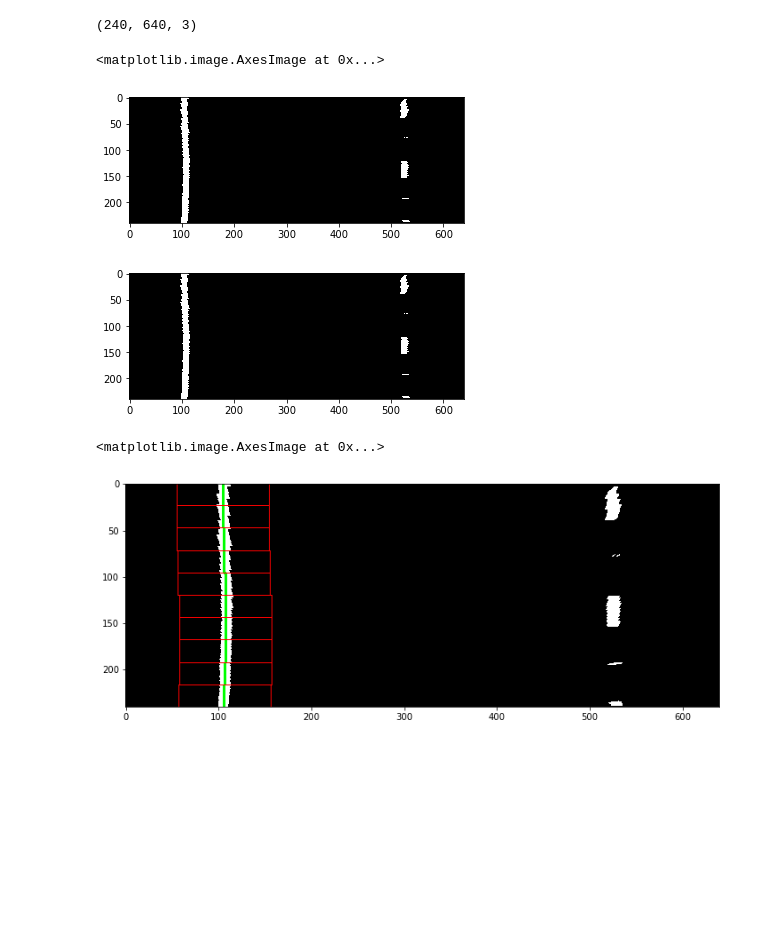
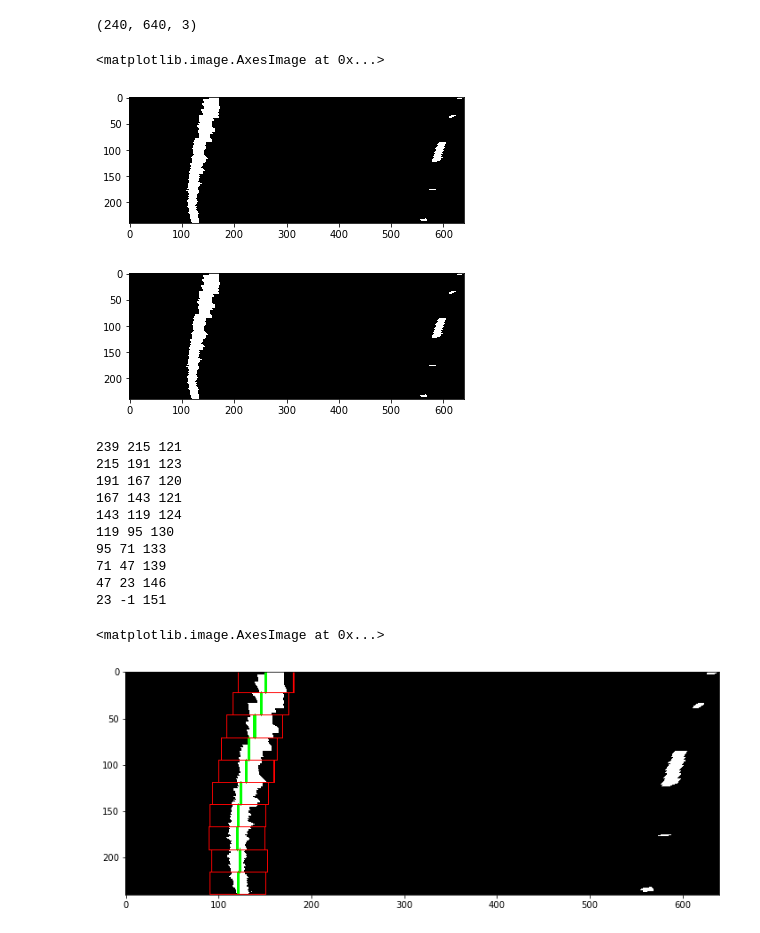
Before and after one commit to AnkurAgarwal1989/CarND-Advanced-Lane-Lines, a Jupyter notebook: Model Lines.ipynb, the cells around one changed output. Cells and saved outputs as stored; diff of their text form; code cells hidden in the pictures; blank space fills up the shorter version.

```diff
--- a/Model Lines.ipynb
+++ b/Model Lines.ipynb
@@ -7,7 +7,7 @@ import os
 from AdvancedLaneDetection.LaneModelling import *
 %matplotlib inline
 # %%
-img = cv2.imread('test_images/output/straight_lines1.png')
+img = cv2.imread('test_images/output/test1.png')
 img = img[0:240, 640:, :]
 print(img.shape)
 #create binary image
@@ -17,18 +17,28 @@ plt.imshow(img)
 # %% [output]
 (240, 640, 3)
 <matplotlib.image.AxesImage at 0x...>
-[figure, old version]
+[figure, new version]
 # %%
 bin_img = img[:,:,0]
 plt.imshow(bin_img, cmap="gray")
 plt.show()
-out_image, lane = detectLanes(img[:,:,0], 100, 24, 50, num_white = (24*50)//8)
+out_image, lane = detectLanes(img[:,:,0], 100, 24, 30, num_white = 50)
 plt.figure(figsize=(12,12))
 plt.imshow(out_image, cmap="gray")
 # %% [output]
-[figure, old version]
+[figure, new version]
-<matplotlib.image.AxesImage at 0x...>
+239 215 121
+215 191 123
+191 167 120
+167 143 121
+143 119 124
+119 95 130
+95 71 133
+71 47 139
+47 23 146
+23 -1 151
+<matplotlib.image.AxesImage at 0x...>
-[figure, old version]
+[figure, new version]
 # %%
 out_img, lane_eq = fitLine(img, lane, degree=2)
 plt.figure(figsize=(12,12))
```
Also changed, not shown: parts of 6 cells of this notebook, 18 other files.
